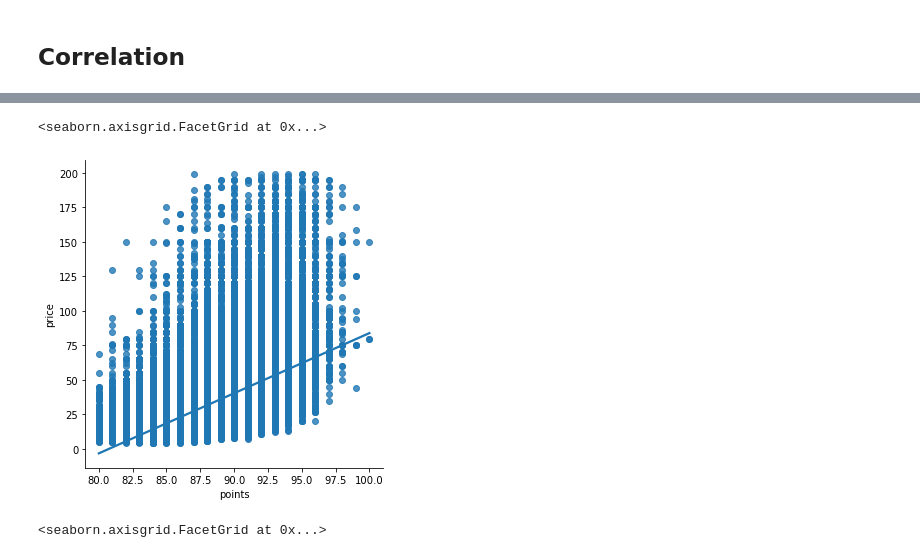
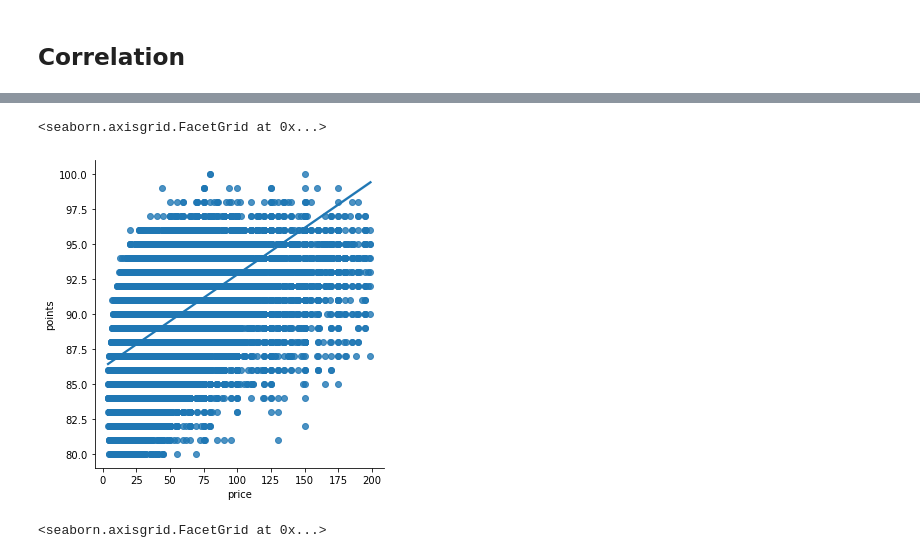
Before and after one commit to laurelhickey/Data_Analytics_Project, a Jupyter notebook: Wine Reviews Modelling.ipynb, the cells around one changed output, grey strips where cells are left out. Cells and saved outputs as stored; diff of their text form; code cells hidden in the pictures.

```diff
--- a/Wine Reviews Modelling.ipynb
+++ b/Wine Reviews Modelling.ipynb
@@ -189,10 +189,10 @@ Notes:
 [2] Standard Errors assume that the covariance matrix of the errors is correctly specified.
 # %%
 import seaborn as sns
-sns.lmplot(y = 'price', x='points', data=df1)
+sns.lmplot(y = 'points', x='price', data=df1)
 # %% [output]
 <seaborn.axisgrid.FacetGrid at 0x...>
-[figure, old version]
+[figure, new version]
 # %%
 sns.lmplot(y = 'price', x='pr', data=df1)
 # %% [output]
```
Also changed, not shown: parts of 41 cells of this notebook.
